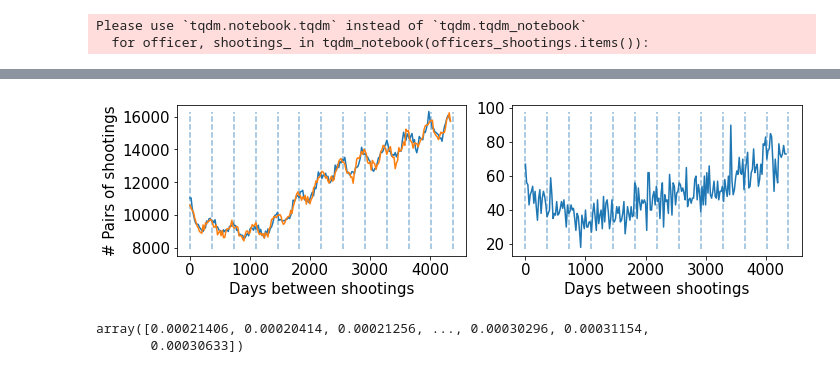
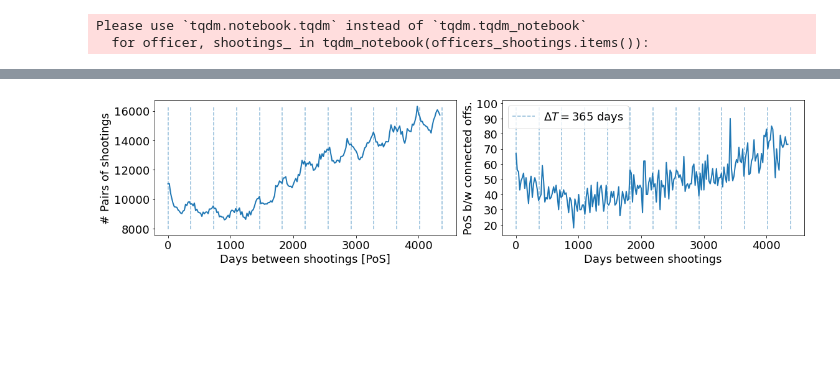
Before and after one commit to chicago-police-violence/data, a Jupyter notebook: examples/example_network.ipynb, the cells around one changed output, grey strips where cells are left out. Drawn from its saved outputs; the diff is of its cells as text; code cells hidden in the pictures; blank space fills up the shorter version.

```diff
--- a/examples/example_network.ipynb
+++ b/examples/example_network.ipynb
@@ -176,38 +165,30 @@ Please use `tqdm.notebook.tqdm` instead of `tqdm.tqdm_notebook`
 # %%
-plt.figure(figsize = (10,3))
+plt.figure(figsize = (16,4))
 
 delta_time_disconnected = np.load('../../derived_data/delta_time_network_disconnected.npy')
 delta_time_disconnected = delta_time_disconnected[1:]
 
 delta_time_connected = np.load('../../derived_data/delta_time_network_connected.npy')
 delta_time_connected = delta_time_connected[1:]
 
-delta_time_disconnected = delta_time_disconnected #/delta_time_disconnected.sum()
 delta_time_all = (delta_time_disconnected+delta_time_connected) #/(delta_time_disconnected+delta_time_connected).sum()
-delta_time_connected = delta_time_connected #/delta_time_connected.sum()
 
 plt.subplot(121)
-plt.plot(np.arange(len(delta_time_all))[::20], delta_time_all[::20])
+plt.plot(np.arange(len(delta_time_all))[::20], delta_time_all[::20], lw = 2)
 plt.vlines(x = 365*np.arange(13), ymin = .95*min(delta_time_disconnected)*np.ones(13), ymax = max(delta_time_disconnected)*np.ones(13), alpha = .5, linestyle = '--')
-plt.plot(np.arange(len(delta_time_disconnected))[::20], delta_time_disconnected[10::20])
-plt.xticks(fontsize = 15)
-plt.xlabel('Days between shootings', fontsize = 15)
-plt.ylabel('# Pairs of shootings', fontsize = 15)
-plt.yticks(fontsize = 15)
+plt.xticks(fontsize = 18)
+plt.xlabel('Days between shootings [PoS]', fontsize = 18)
+plt.ylabel('# Pairs of shootings', fontsize = 18)
+plt.yticks(fontsize = 18)
 plt.subplot(122)
-plt.plot(np.arange(len(delta_time_connected))[::20], delta_time_connected[::20])
-plt.vlines(x = 365*np.arange(13), ymin = .95*min(delta_time_connected)*np.ones(13), ymax = max(delta_time_connected)*np.ones(13), alpha = .5, linestyle = '--')
-
-plt.xlabel('Days between shootings', fontsize = 15)
-plt.xticks(fontsize = 15)
-plt.yticks(fontsize = 15)
-
+plt.plot(np.arange(len(delta_time_connected))[::20], delta_time_connected[::20], lw = 2)
+plt.vlines(x = 365*np.arange(13), ymin = .95*min(delta_time_connected)*np.ones(13), ymax = max(delta_time_connected)*np.ones(13), alpha = .5, label = r'$\Delta T= 365$ days', linestyle = '--')
+plt.ylabel('PoS b/w connected offs.', fontsize = 18)
+plt.xlabel('Days between shootings', fontsize = 18)
+plt.xticks(fontsize = 18)
+plt.yticks(fontsize = 18)
+plt.legend(fontsize = 18)
 plt.tight_layout()
-# plt.plot(delta_time_connected, density=1)
+plt.savefig('../doc/figs/intrashooting_times.pdf', bbox_inches = 'tight', dpi = 1000)
 # %% [output]
-[figure, old version]
+[figure, new version]
-# %%
-intrashooting_time_disconnected
-# %% [output]
-array([0.00021406, 0.00020414, 0.00021256, ..., 0.00030296, 0.00031154,
-       0.00030633])
```
Also changed, not shown: parts of 3 cells of this notebook, 3 other files.
